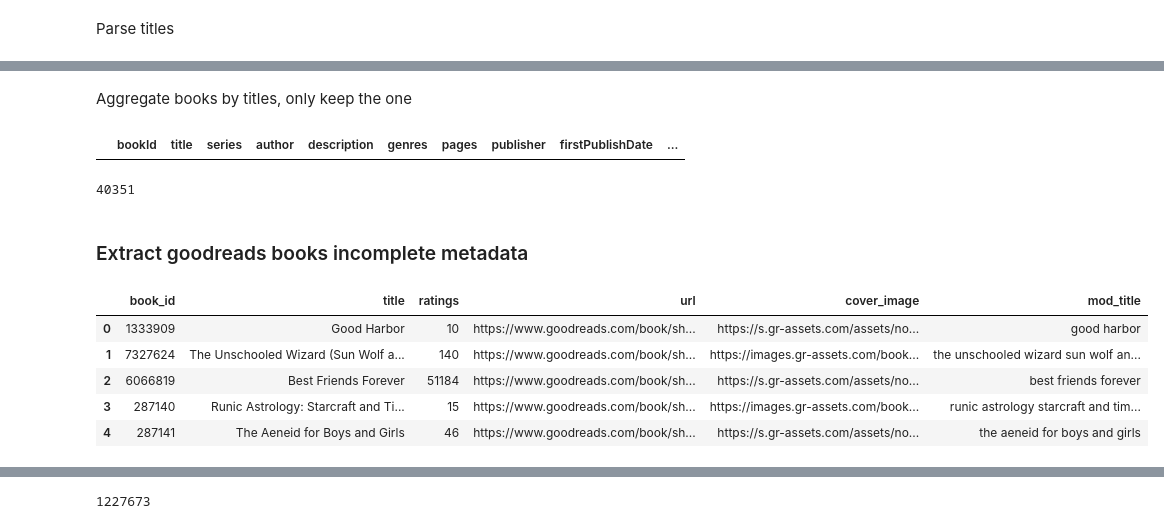
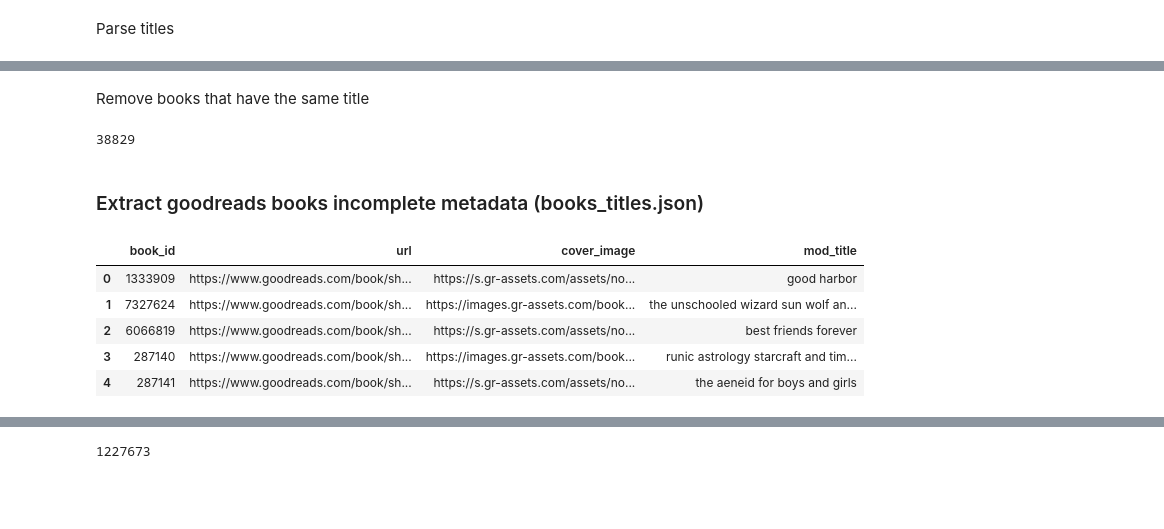
Before and after one commit to AmL-Dev/DataScienceFinalProject, a Jupyter notebook: ExtractBookReviews.ipynb, the cells around one changed output, grey strips where cells are left out. Drawn from its saved outputs; the diff is of its cells as text; code cells hidden in the pictures; blank space fills up the shorter version.

```diff
--- a/ExtractBookReviews.ipynb
+++ b/ExtractBookReviews.ipynb
@@ -31,24 +35,23 @@ books_full_metadata[books_full_metadata["mod_title"] == "mobydick or the whale"]
-# %% [markdown]
-Aggregate books by titles, only keep the one
+# %% [markdown]
+Remove books that have the same title
 # %%
-duplicate_book = books_full_metadata[books_full_metadata["mod_title"].isin(books_full_metadata["mod_title"][books_full_metadata["mod_title"].duplicated()])].sort_values("mod_title")
-duplicate_book[duplicate_book["mod_title"].str.contains("dune")]
+duplicate_book = books_full_metadata[books_full_metadata["mod_title"].isin(books_full_metadata["mod_title"][books_full_metadata["mod_title"].duplicated()])].sort_values("mod_title").index
+books_full_metadata = books_full_metadata.drop(duplicate_book)
-# %% [output]
-|  | bookId | title | series | author | description | genres | pages | publisher | firstPublishDate | ... |
 # %%
-len(books_full_metadata["mod_title"].unique())
+len(books_full_metadata)
 # %% [output]
-40351
+38829
 # %% [markdown]
-### Extract goodreads books incomplete metadata
+### Extract goodreads books incomplete metadata (books_titles.json)
 # %%
-books_partial_metadata = pd.read_json("books_titles.json")
+books_partial_metadata = pd.read_json("../books_titles.json")
 books_partial_metadata["book_id"] = books_partial_metadata["book_id"].astype(str)
+books_partial_metadata = books_partial_metadata.drop(columns=["title", "ratings"])
 books_partial_metadata.head()
 # %% [output]
-|  | book_id | title | ratings | url | cover_image | mod_title |
-| 0 | 1333909 | Good Harbor | 10 | https://www.goodreads.com/book/sh... | https://s.gr-assets.com/assets/no... | good harbor |
-| 1 | 7327624 | The Unschooled Wizard (Sun Wolf a... | 140 | https://www.goodreads.com/book/sh... | https://images.gr-assets.com/book... | the unschooled wizard sun wolf an... |
-| 2 | 6066819 | Best Friends Forever | 51184 | https://www.goodreads.com/book/sh... | https://s.gr-assets.com/assets/no... | best friends forever |
-| 3 | 287140 | Runic Astrology: Starcraft and Ti... | 15 | https://www.goodreads.com/book/sh... | https://images.gr-assets.com/book... | runic astrology starcraft and tim... |
-| 4 | 287141 | The Aeneid for Boys and Girls | 46 | https://www.goodreads.com/book/sh... | https://s.gr-assets.com/assets/no... | the aeneid for boys and girls |
+|  | book_id | url | cover_image | mod_title |
+| 0 | 1333909 | https://www.goodreads.com/book/sh... | https://s.gr-assets.com/assets/no... | good harbor |
+| 1 | 7327624 | https://www.goodreads.com/book/sh... | https://images.gr-assets.com/book... | the unschooled wizard sun wolf an... |
+| 2 | 6066819 | https://www.goodreads.com/book/sh... | https://s.gr-assets.com/assets/no... | best friends forever |
+| 3 | 287140 | https://www.goodreads.com/book/sh... | https://images.gr-assets.com/book... | runic astrology starcraft and tim... |
+| 4 | 287141 | https://www.goodreads.com/book/sh... | https://s.gr-assets.com/assets/no... | the aeneid for boys and girls |
```
Also changed, not shown: parts of 23 cells of this notebook.
